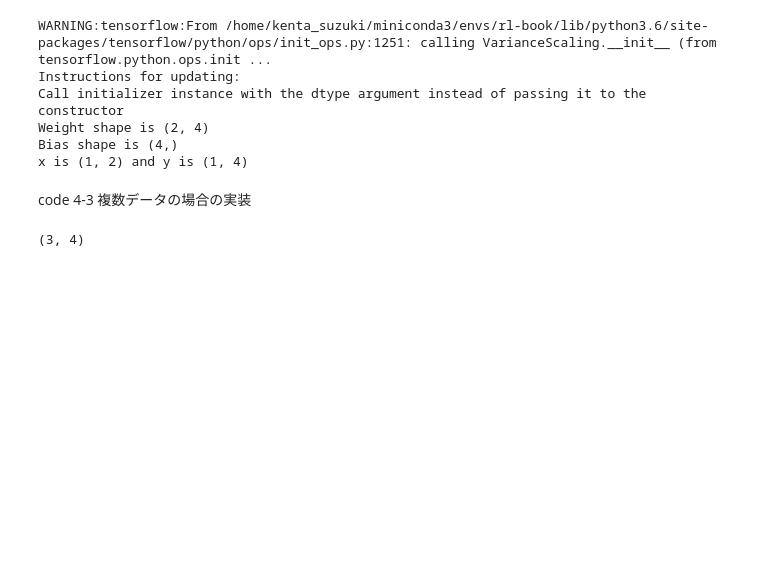
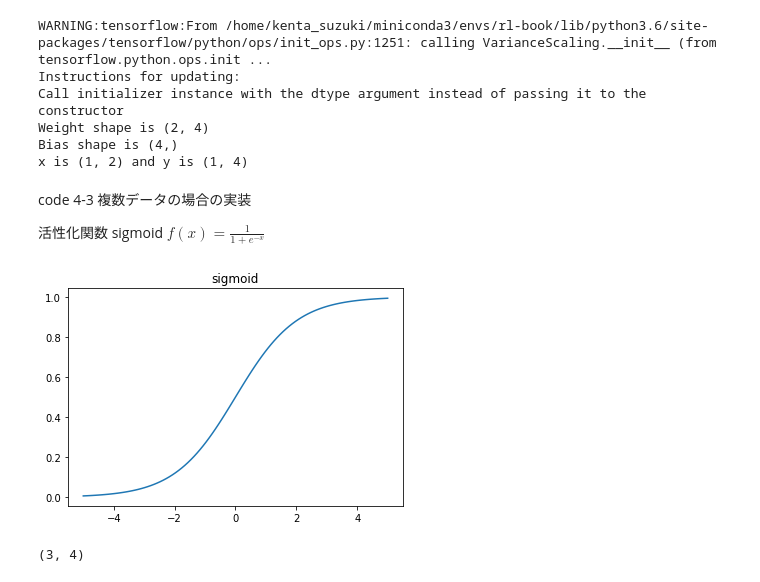
Before and after one commit to kenta608/baby-steps-of-rl, a Jupyter notebook: notebooks/day4-1_Tutorial_NN.ipynb, the cells around one changed output. Cells and saved outputs as stored; diff of their text form; code cells hidden in the pictures; blank space fills up the shorter version.

```diff
--- a/notebooks/day4-1_Tutorial_NN.ipynb
+++ b/notebooks/day4-1_Tutorial_NN.ipynb
@@ -54,6 +54,23 @@ Bias shape is (4,)
 x is (1, 2) and y is (1, 4)
 # %% [markdown]
 code 4-3 複数データの場合の実装
+
+活性化関数 sigmoid $f(x) = \frac{1}{1 + e^{-x}}$
+# %%
+import math
+import matplotlib.pyplot as plt
+
+
+def sigmoid(x):
+    return 1 / (1 + math.e**(-x))
+
+
+x = np.linspace(-5, 5, 100)
+plt.plot(x, sigmoid(x))
+plt.title("sigmoid")
+plt.show()
+# %% [output]
+[figure, added]
 # %%
 # 2-layer neural network
 model = K.Sequential([K.layers.Dense(units=4, input_shape=((2, )), activation="sigmoid"), K.layers.Dense(units=4)])
```
Also changed, not shown: parts of 4 cells of this notebook.
